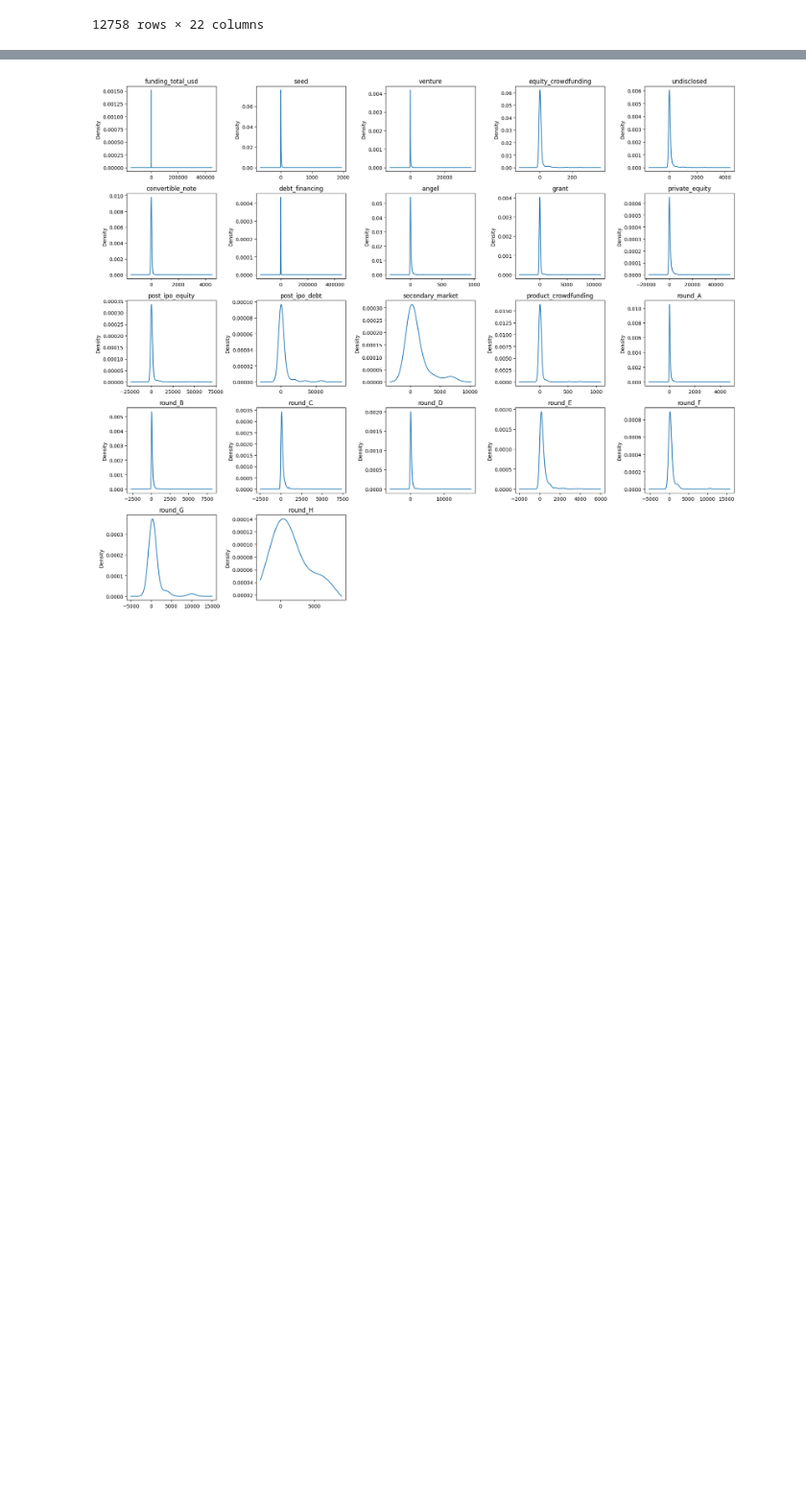
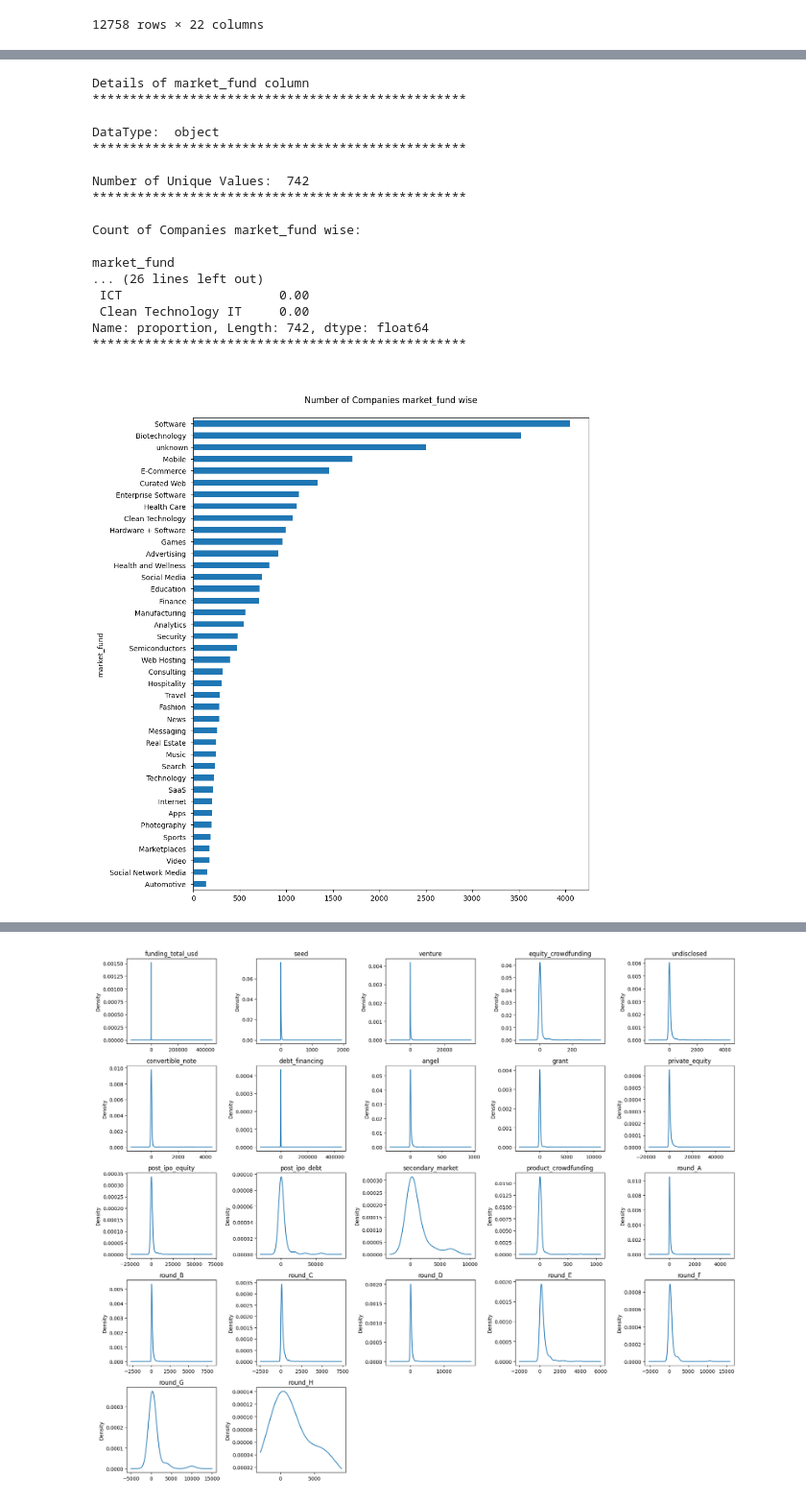
Before and after one commit to shamabansal17/Startups_funding_Analysis, a Jupyter notebook: funding_startup.ipynb, the cells around one changed output, grey strips where cells are left out. Shown at 96% size. Saved outputs shown, nothing was run; the diff lists cells and outputs as text; code cells hidden in the pictures; blank space fills up the shorter version.

```diff
--- a/funding_startup.ipynb
+++ b/funding_startup.ipynb
@@ -413,0 +429,4 @@ df[df.iloc[:,16:].sum(axis=1)-df['funding_total_usd']!=0][fund_col]
+# %%
+df_fund=df[~df.index.isin(df_no_fund.index)]
+df_fund.columns=df_fund.columns+'_fund'
+df_fund.head()
@@ -474,3 +550,24 @@ Name: proportion, Length: 760, dtype: float64
+# %%
+get_column_details(df_fund,column='market_fund',plt_req='barh',plot_size=(10,12))
+# %% [output]
+Details of market_fund column
+**************************************************
+
+DataType:  object
+**************************************************
+
+Number of Unique Values:  742
+**************************************************
+
+Count of Companies market_fund wise:
+
+market_fund
+... (26 lines left out)
+ ICT                     0.00
+ Clean Technology IT     0.00
+Name: proportion, Length: 742, dtype: float64
+**************************************************
+[figure, added]
 # %%
 get_column_details(df,column='status',plot_size=(5,5),plt_req='pie')
 # %% [output]
```
Also changed, not shown: parts of 46 cells of this notebook.
